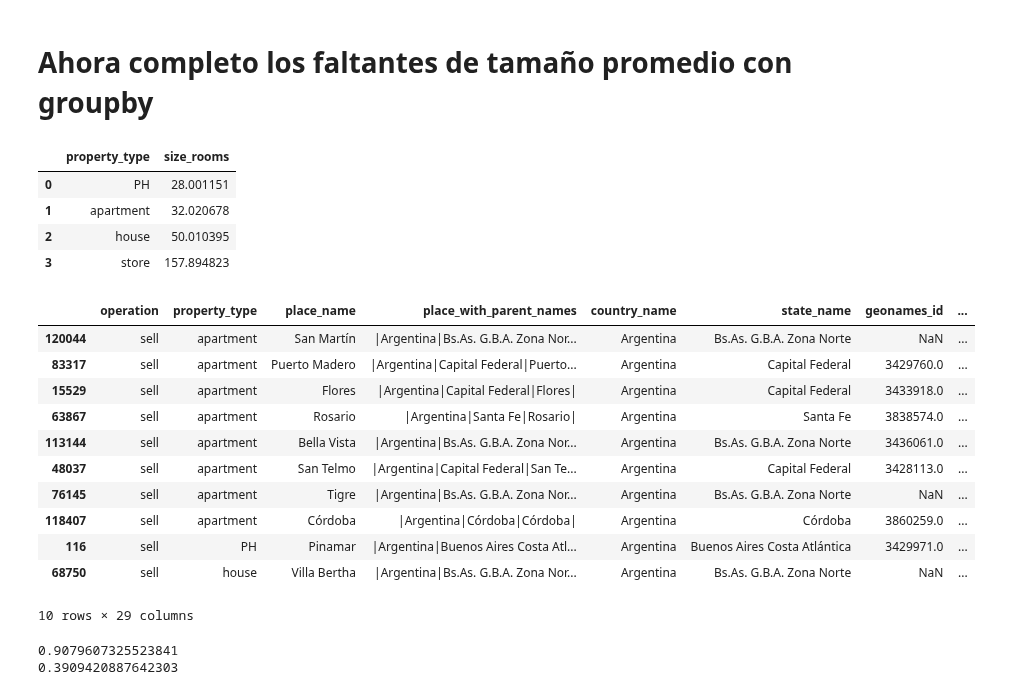
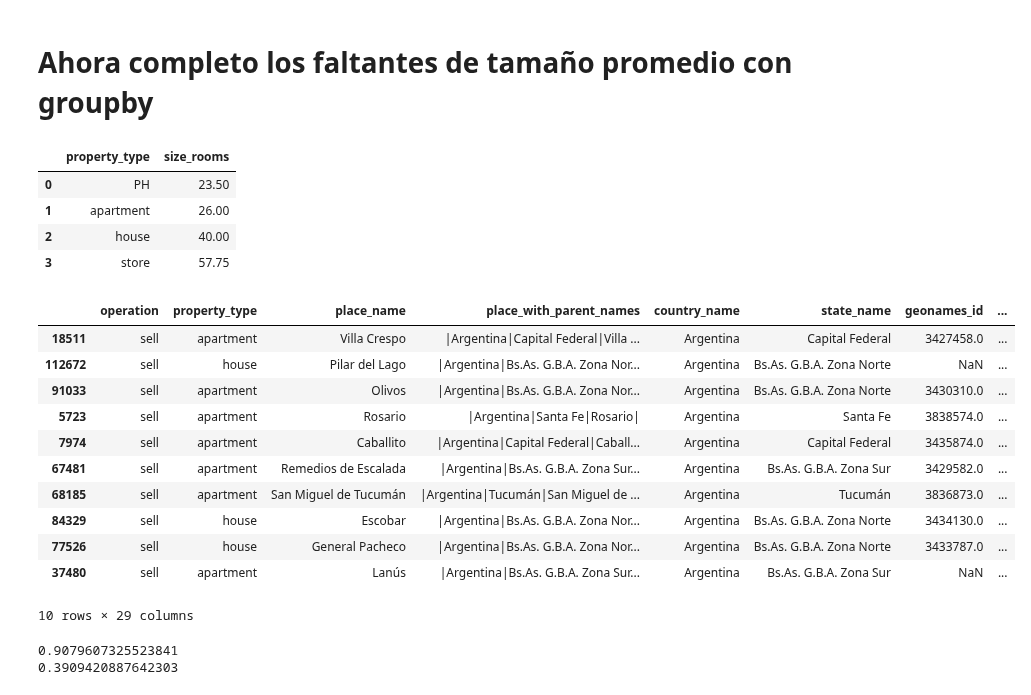
Before and after one commit to LuiosDyet/dh-ds-pi-1, a Jupyter notebook: superficie_limpia_columnas.ipynb, the cells around one changed output. Cells and saved outputs as stored; diff of their text form; code cells hidden in the pictures.

```diff
--- a/superficie_limpia_columnas.ipynb
+++ b/superficie_limpia_columnas.ipynb
@@ -343,32 +364,32 @@ data[['Ambientes_Clean','surface_covered_in_m2','size_rooms']]
 # %% [markdown]
 # Ahora completo los faltantes de tamaño promedio con groupby
 # %%
-fill_values=data.groupby('property_type').size_rooms.mean()
+fill_values=data.groupby('property_type').size_rooms.median()
 # %%
 fill_values_df=pd.DataFrame(fill_values)
 fill_values_df.reset_index(inplace=True)
 fill_values_df.head(5)
 # %% [output]
 |  | property_type | size_rooms |
-| 0 | PH | 28.001151 |
-| 1 | apartment | 32.020678 |
-| 2 | house | 50.010395 |
-| 3 | store | 157.894823 |
+| 0 | PH | 23.50 |
+| 1 | apartment | 26.00 |
+| 2 | house | 40.00 |
+| 3 | store | 57.75 |
 # %%
 #Lo mergeamos con el df
-data = data.merge(fill_values_df,on='property_type',suffixes=('','_mean'),how='left')
+data = data.merge(fill_values_df,on='property_type',suffixes=('','_median'),how='left')
 data.sample(10)
 # %% [output]
 |  | operation | property_type | place_name | place_with_parent_names | country_name | state_name | geonames_id | ... |
-| 120044 | sell | apartment | San Martín | |Argentina|Bs.As. G.B.A. Zona Nor... | Argentina | Bs.As. G.B.A. Zona Norte | NaN | ... |
-| 83317 | sell | apartment | Puerto Madero | |Argentina|Capital Federal|Puerto... | Argentina | Capital Federal | 3429760.0 | ... |
-| 15529 | sell | apartment | Flores | |Argentina|Capital Federal|Flores| | Argentina | Capital Federal | 3433918.0 | ... |
-| 63867 | sell | apartment | Rosario | |Argentina|Santa Fe|Rosario| | Argentina | Santa Fe | 3838574.0 | ... |
-| 113144 | sell | apartment | Bella Vista | |Argentina|Bs.As. G.B.A. Zona Nor... | Argentina | Bs.As. G.B.A. Zona Norte | 3436061.0 | ... |
-| 48037 | sell | apartment | San Telmo | |Argentina|Capital Federal|San Te... | Argentina | Capital Federal | 3428113.0 | ... |
-| 76145 | sell | apartment | Tigre | |Argentina|Bs.As. G.B.A. Zona Nor... | Argentina | Bs.As. G.B.A. Zona Norte | NaN | ... |
-| 118407 | sell | apartment | Córdoba | |Argentina|Córdoba|Córdoba| | Argentina | Córdoba | 3860259.0 | ... |
-| 116 | sell | PH | Pinamar | |Argentina|Buenos Aires Costa Atl... | Argentina | Buenos Aires Costa Atlántica | 3429971.0 | ... |
-| 68750 | sell | house | Villa Bertha | |Argentina|Bs.As. G.B.A. Zona Nor... | Argentina | Bs.As. G.B.A. Zona Norte | NaN | ... |
+| 18511 | sell | apartment | Villa Crespo | |Argentina|Capital Federal|Villa ... | Argentina | Capital Federal | 3427458.0 | ... |
+| 112672 | sell | house | Pilar del Lago | |Argentina|Bs.As. G.B.A. Zona Nor... | Argentina | Bs.As. G.B.A. Zona Norte | NaN | ... |
+| 91033 | sell | apartment | Olivos | |Argentina|Bs.As. G.B.A. Zona Nor... | Argentina | Bs.As. G.B.A. Zona Norte | 3430310.0 | ... |
+| 5723 | sell | apartment | Rosario | |Argentina|Santa Fe|Rosario| | Argentina | Santa Fe | 3838574.0 | ... |
+| 7974 | sell | apartment | Caballito | |Argentina|Capital Federal|Caball... | Argentina | Capital Federal | 3435874.0 | ... |
+| 67481 | sell | apartment | Remedios de Escalada | |Argentina|Bs.As. G.B.A. Zona Sur... | Argentina | Bs.As. G.B.A. Zona Sur | 3429582.0 | ... |
+| 68185 | sell | apartment | San Miguel de Tucumán | |Argentina|Tucumán|San Miguel de ... | Argentina | Tucumán | 3836873.0 | ... |
+| 84329 | sell | house | Escobar | |Argentina|Bs.As. G.B.A. Zona Nor... | Argentina | Bs.As. G.B.A. Zona Norte | 3434130.0 | ... |
+| 77526 | sell | house | General Pacheco | |Argentina|Bs.As. G.B.A. Zona Nor... | Argentina | Bs.As. G.B.A. Zona Norte | 3433787.0 | ... |
+| 37480 | sell | apartment | Lanús | |Argentina|Bs.As. G.B.A. Zona Sur... | Argentina | Bs.As. G.B.A. Zona Sur | NaN | ... |
 10 rows × 29 columns
 # %%
```
Also changed, not shown: parts of 23 cells of this notebook.
